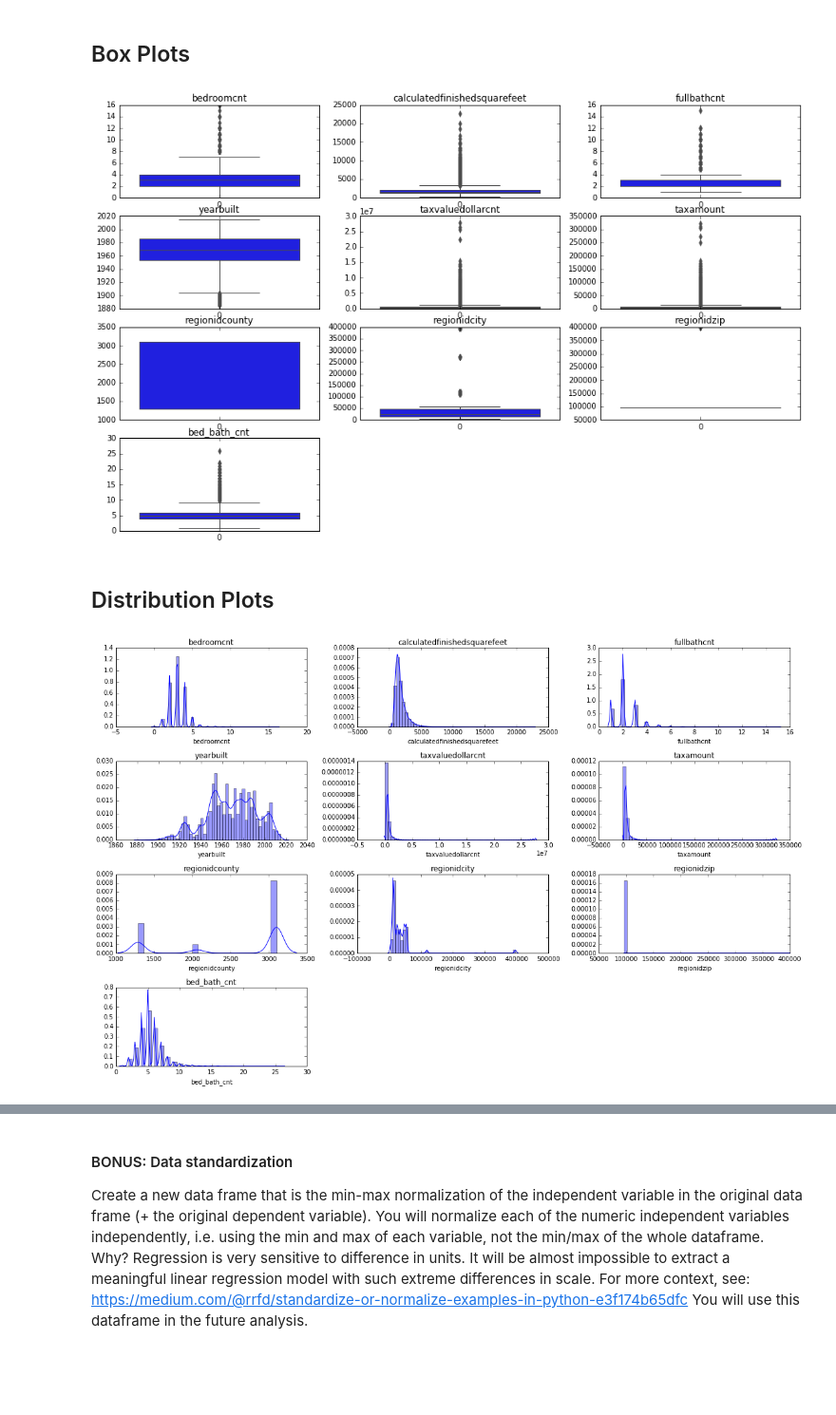
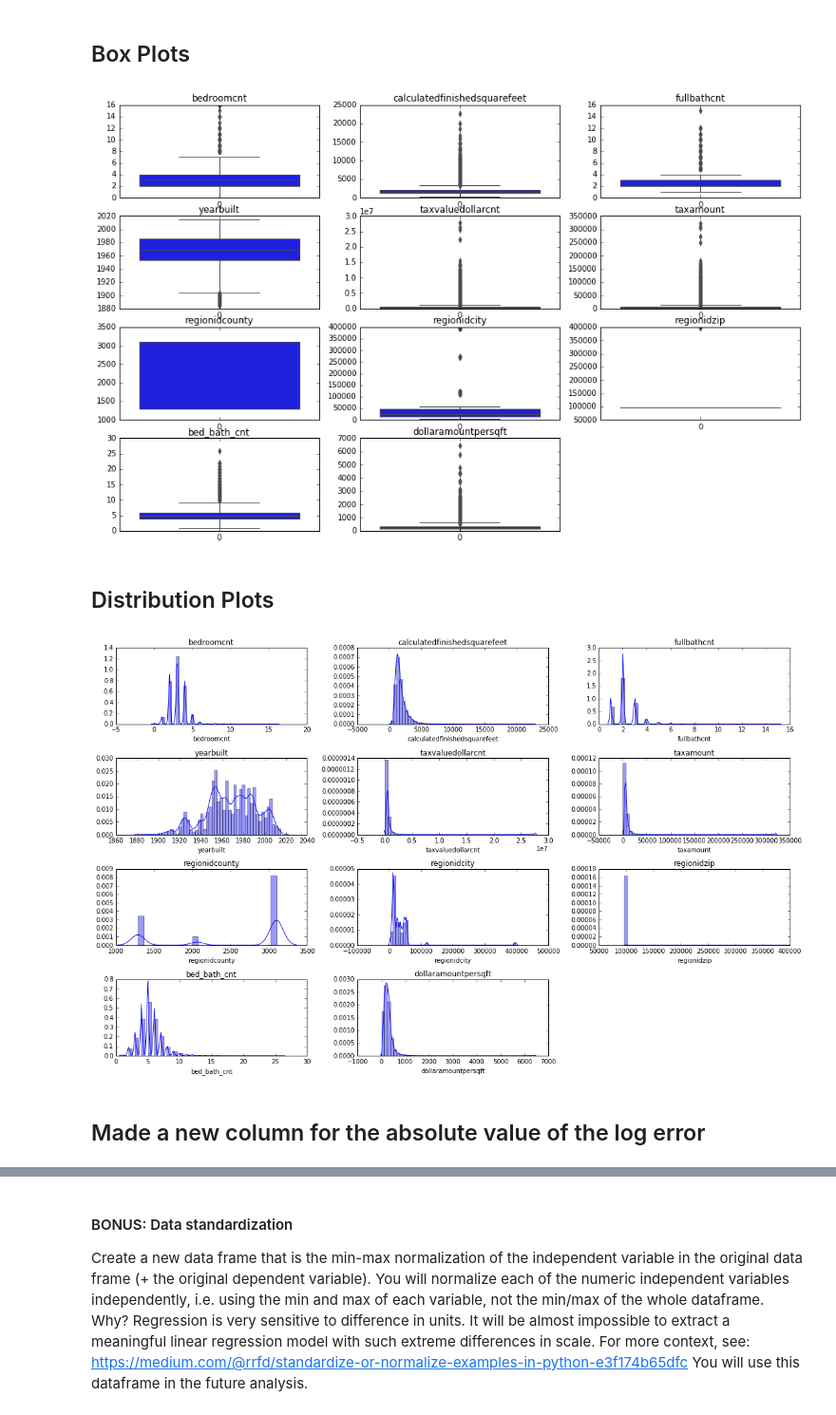
Before and after one commit to jessejinnaruiz/codeup-ds-projects, a Jupyter notebook: Regression_Proj_JesseRuiz.ipynb, the cells around one changed output, grey strips where cells are left out. Shown at 95% size. Saved outputs shown, nothing was run; the diff lists cells and outputs as text; code cells hidden in the pictures; blank space fills up the shorter version.

```diff
--- a/Regression_Proj_JesseRuiz.ipynb
+++ b/Regression_Proj_JesseRuiz.ipynb
@@ -115,0 +105,5 @@ zillow_2016_df.sample(5)
+# %%
+path = '/Users/taco/Documents/Coding/Codeup/Coursework/Regression/'
+file = "properties_2016.csv"
+zillow_2016_df = pd.read_csv(path+file)
+zillow_2016_df.sample(5)
@@ -160,0 +153,5 @@ zillow_2016_df_2.sample(5)
+# %%
+path = '/Users/taco/Documents/Coding/Codeup/Coursework/Regression/'
+file = "train_2016_v2.csv"
+zillow_2016_df_2 = pd.read_csv(path+file)
+zillow_2016_df_2.sample(5)
@@ -404,3 +410,6 @@ df_cleaned
+# %%
+dollaramountpersqft = (df_cleaned.taxvaluedollarcnt / df_cleaned.calculatedfinishedsquarefeet)
+df_cleaned['dollaramountpersqft'] = dollaramountpersqft # creates new column for above
 # %% [markdown]
 #### Create a list of the independent variable names (aka attributes) and assign it to `x_vars`
 Why? During exploration, you will likely use this list to refer to the attribute names.
@@ -499,7 +509,7 @@ target_col
 # %%
 plt.figure(figsize=(16, 10))
 
-for i, col in enumerate(['bedroomcnt','calculatedfinishedsquarefeet','fullbathcnt','yearbuilt','taxvaluedollarcnt','taxamount','regionidcounty','regionidcity','regionidzip','bed_bath_cnt']):
+for i, col in enumerate(['bedroomcnt','calculatedfinishedsquarefeet','fullbathcnt','yearbuilt','taxvaluedollarcnt','taxamount','regionidcounty','regionidcity','regionidzip','bed_bath_cnt','dollaramountpersqft']):
     plot_number = i + 1 # i starts at 0, but plot nos should start at 1
     series = x_vars_cols[col]
     plt.subplot(4, 3, plot_number)
@@ -508,21 +518,23 @@ for i, col in enumerate(['bedroomcnt','calculatedfinishedsquarefeet','fullbathcn
     sns.boxplot(data=series)
     hspace = 0.2
 # %% [output]
-[figure, old version]
+[figure, new version]
 # %% [markdown]
 ## Distribution Plots
 # %%
 import matplotlib as plt
 import matplotlib.pyplot as plt
 
 plt.figure(figsize=(16, 10))
 
-for i, col in enumerate(['bedroomcnt','calculatedfinishedsquarefeet','fullbathcnt','yearbuilt','taxvaluedollarcnt','taxamount','regionidcounty','regionidcity','regionidzip','bed_bath_cnt']):
+for i, col in enumerate(['bedroomcnt','calculatedfinishedsquarefeet','fullbathcnt','yearbuilt','taxvaluedollarcnt','taxamount','regionidcounty','regionidcity','regionidzip','bed_bath_cnt','dollaramountpersqft']):
     plot_number = i + 1 # i starts at 0, but plot nos should start at 1
     series = x_vars_cols[col]
     plt.subplot(4, 3, plot_number)
     plt.title(col)
     plt.tight_layout()
     sns.distplot(series)
 # %% [output]
-[figure, old version]
+[figure, new version]
+# %% [markdown]
+## Made a new column for the absolute value of the log error
```
Also changed, not shown: parts of 22 cells of this notebook.
